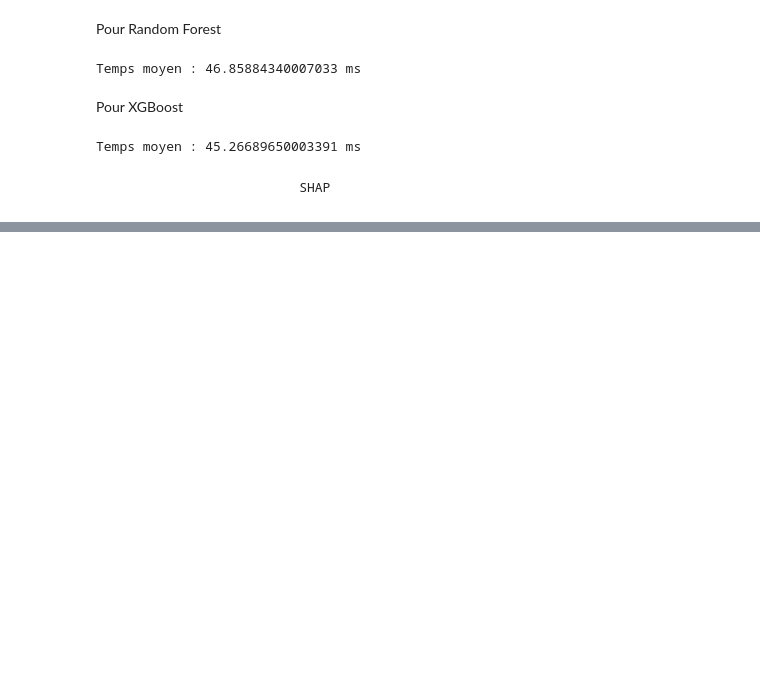
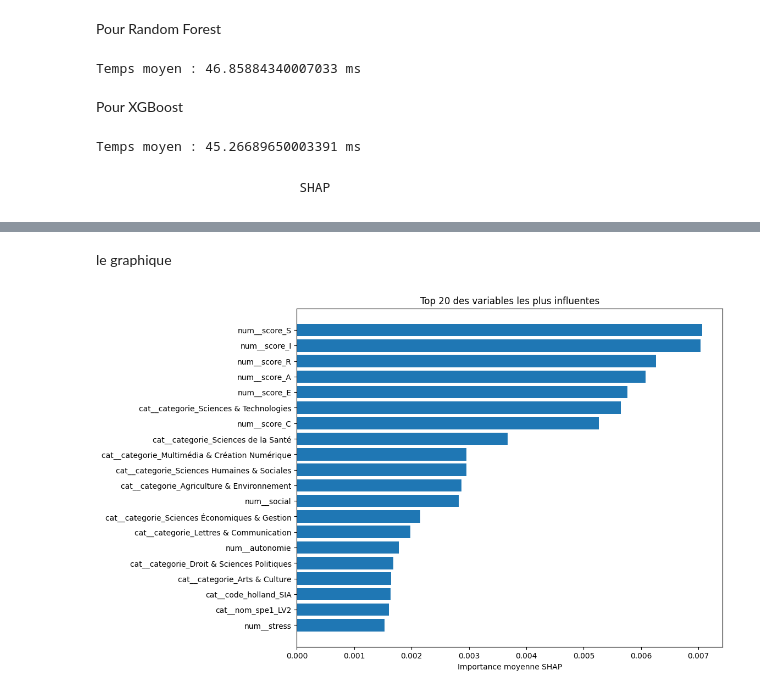
Before and after one commit to Julo-19/smart-orienta, a Jupyter notebook: ml-models/Dataset_SO/dataset_SO.ipynb, the cells around one changed output, grey strips where cells are left out. Drawn from its saved outputs; the diff is of its cells as text; code cells hidden in the pictures; blank space fills up the shorter version.

```diff
--- a/ml-models/Dataset_SO/dataset_SO.ipynb
+++ b/ml-models/Dataset_SO/dataset_SO.ipynb
@@ -774,0 +791,8 @@ Temps moyen : 45.26689650003391 ms
+# %%
+#Calcul
+shap_values = explainer.shap_values(
+    X_test_dense[:50]
+)
+print (type(shap_values))
+
+print(np.array(shap_values).shape)
@@ -774,0 +804,18 @@ Temps moyen : 45.26689650003391 ms
+# %%
+importance_globale = np.abs(shap_values).mean(axis=(0,2))
+
+#Création du dataframe
+feature_names = preprocessor_branche.get_feature_names_out()
+
+importance_df = pd.DataFrame({
+    'Variable': feature_names,
+    'Importance': importance_globale
+})
+
+#Tri
+importance_df = importance_df.sort_values(
+    by='Importance',
+    ascending=False
+)
+
+print(importance_df.head(20))
@@ -774,0 +840,22 @@ Temps moyen : 45.26689650003391 ms
+# %% [markdown]
+le graphique
+# %%
+import matplotlib.pyplot as plt
+
+top20 = importance_df.head(20)
+
+plt.figure(figsize=(10,8))
+
+plt.barh(
+    top20['Variable'],
+    top20['Importance']
+)
+
+plt.gca().invert_yaxis()
+
+plt.xlabel("Importance moyenne SHAP")
+plt.title("Top 20 des variables les plus influentes")
+
+plt.show()
+# %% [output]
+[figure, added]
```
Also changed, not shown: parts of 22 cells of this notebook.
